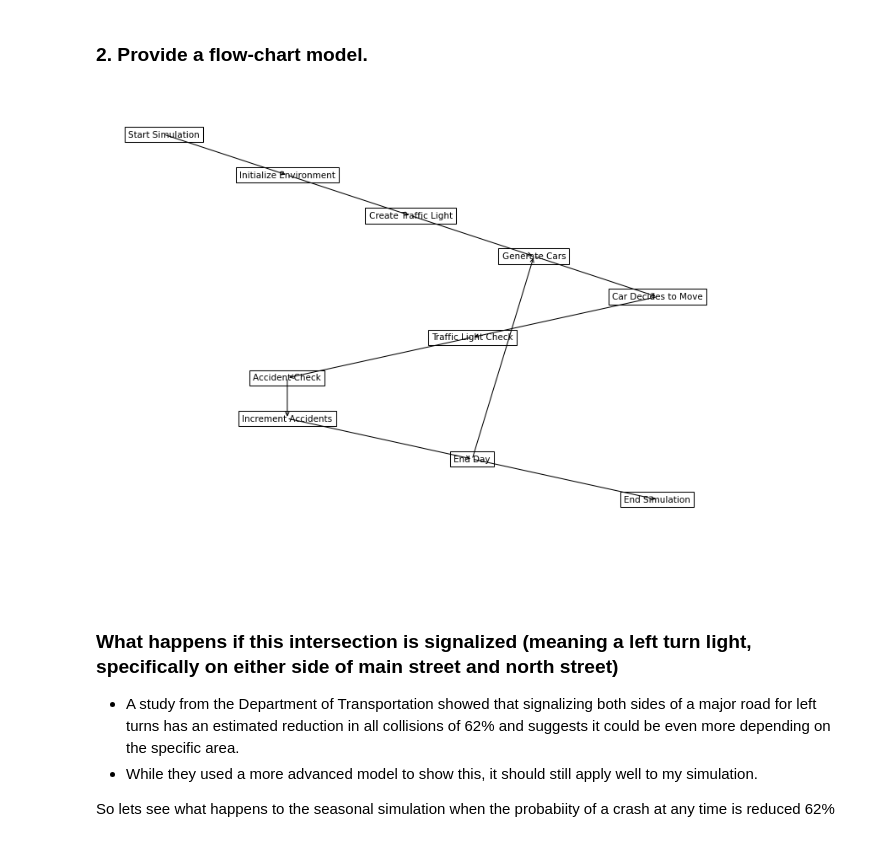
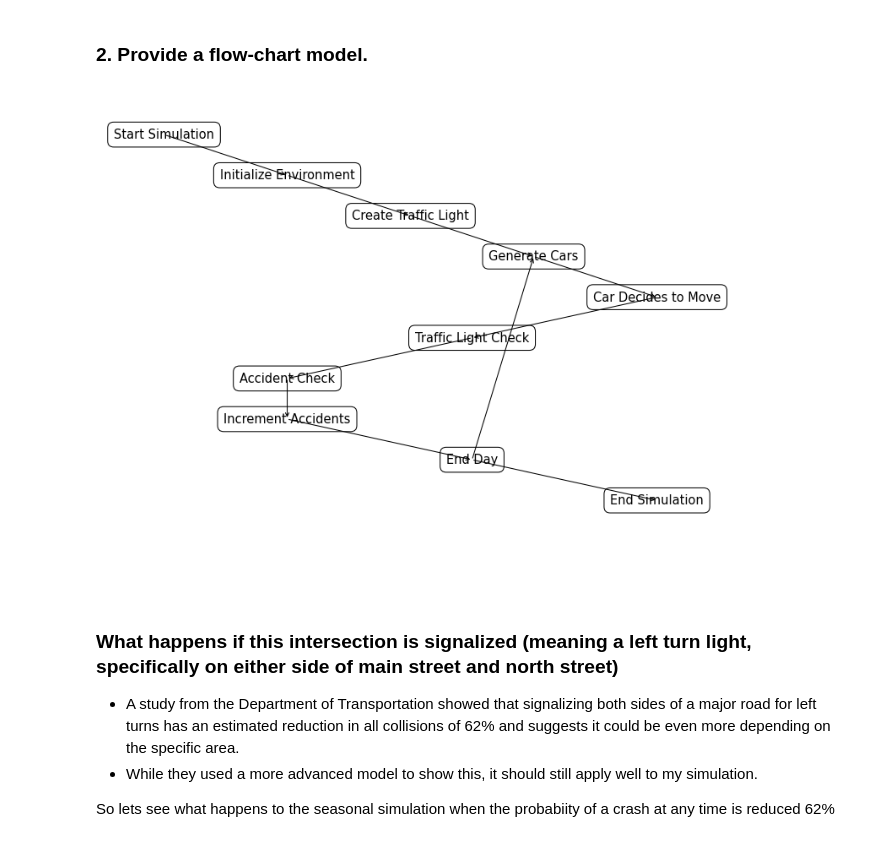
Before and after one commit to jonburns2454/DATA-604, a Jupyter notebook: FINAL PROJECT/final_project_JBurns.ipynb, the cells around one changed output. Drawn from its saved outputs; the diff is of its cells as text; code cells hidden in the pictures.

```diff
--- a/FINAL PROJECT/final_project_JBurns.ipynb
+++ b/FINAL PROJECT/final_project_JBurns.ipynb
@@ -53,9 +53,11 @@ def setup_figure():
     return fig, ax
 
 def draw_nodes(ax, nodes):
-    """Draws nodes on the given axes."""
+    """Draws nodes on the given axes with increased text size and padding."""
     for node, (x, y) in nodes.items():
-        ax.text(x, y, node, ha='center', va='center', bbox=dict(facecolor='white', edgecolor='black'))
+        ax.text(x, y, node, ha='center', va='center',
+                fontsize=14,  # Increase font size for better readability
+                bbox=dict(facecolor='white', edgecolor='black', boxstyle='round,pad=0.5'))  # Increase padding to fit larger text
 
 def draw_edges(ax, nodes, edges):
     """Draws edges between nodes on the given axes."""
@@ -77,34 +79,34 @@ if __name__ == "__main__":
         'Car Decides to Move': (9, 7),
         'Traffic Light Check': (6, 6),
         'Accident Check': (3, 5),
         'Increment Accidents': (3, 4),
         'End Day': (6, 3),
         'End Simulation': (9, 2)
     }
 
     # Define edges between nodes
     edges = [
         ('Start Simulation', 'Initialize Environment'),
         ('Initialize Environment', 'Create Traffic Light'),
         ('Create Traffic Light', 'Generate Cars'),
         ('Generate Cars', 'Car Decides to Move'),
         ('Car Decides to Move', 'Traffic Light Check'),
         ('Traffic Light Check', 'Accident Check'),
         ('Accident Check', 'Increment Accidents'),
         ('Increment Accidents', 'End Day'),
         ('End Day', 'Generate Cars'),
         ('End Day', 'End Simulation')
     ]
 
     # Draw nodes and edges
     draw_nodes(ax, nodes)
     draw_edges(ax, nodes, edges)
 
     # Display the flowchart
     plt.tight_layout()
     plt.show()
 # %% [output]
-[figure, old version]
+[figure, new version]
 # %% [markdown]
 ### What happens if this intersection is signalized (meaning a left turn light, specifically on either side of main street and north street)
 * A study from the Department of Transportation showed that signalizing both sides of a major road for left turns has an estimated reduction in all collisions of 62% and suggests it could be even more depending on the specific area.
```
Also changed, not shown: parts of 1 cell of this notebook.
